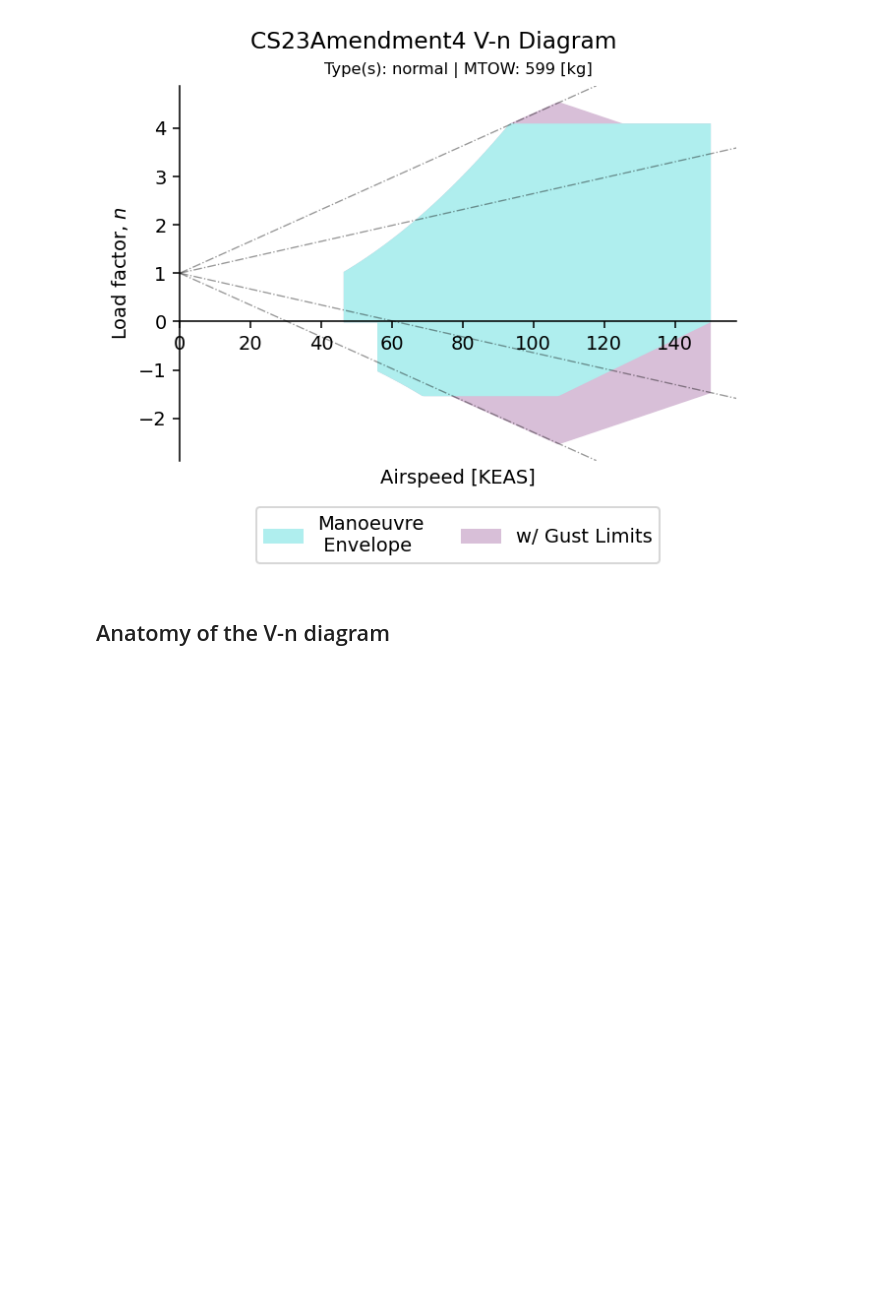
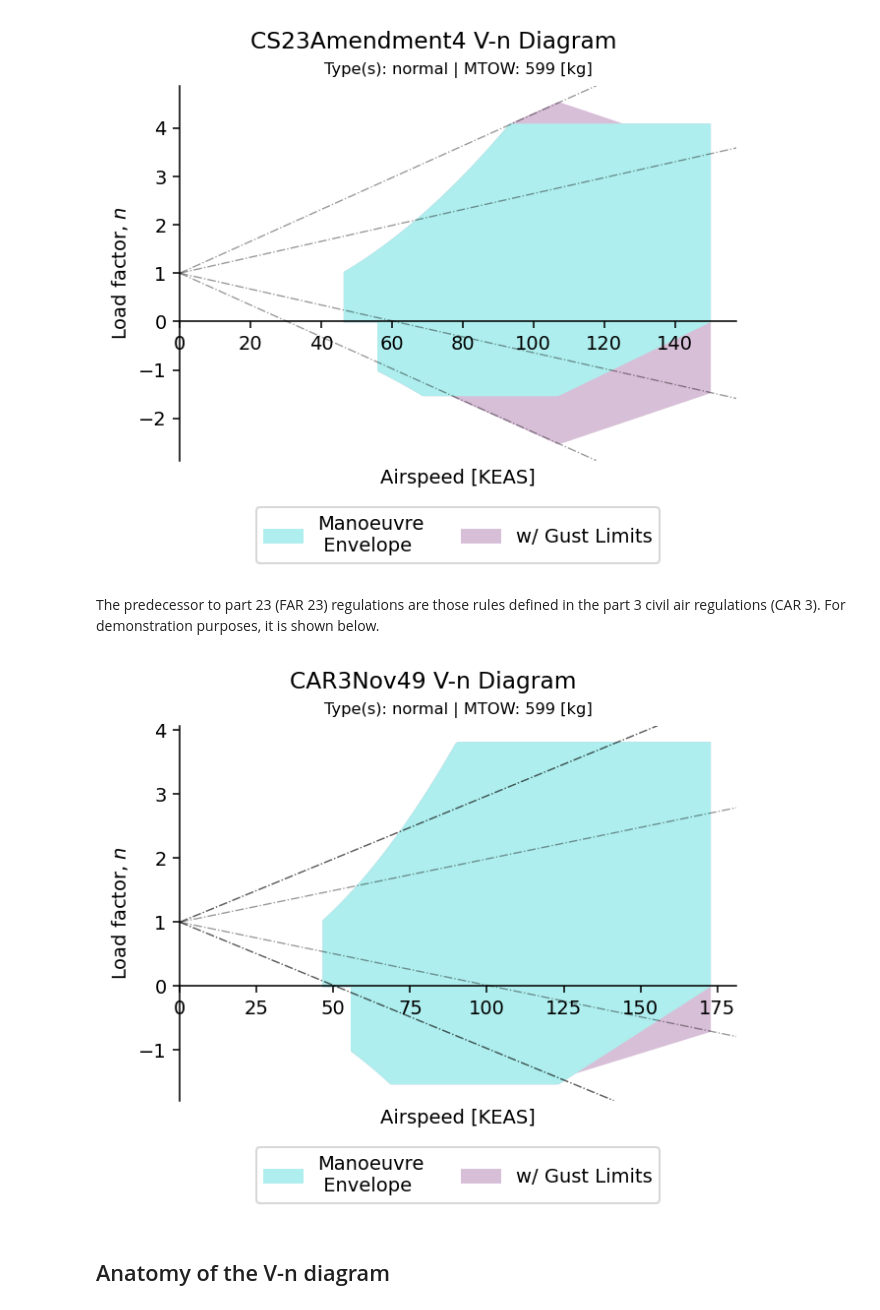
Before and after one commit to yaseen157/ADRpy, a Jupyter notebook: docs/ADRpy/notebooks/Constructing V-n diagrams in ADRpy.ipynb, the cells around one changed output. Drawn from its saved outputs; the diff is of its cells as text; code cells hidden in the pictures; blank space fills up the shorter version.

Commit message:
Experimental Part 3 airworthiness

```diff
--- a/docs/ADRpy/notebooks/Constructing V-n diagrams in ADRpy.ipynb
+++ b/docs/ADRpy/notebooks/Constructing V-n diagrams in ADRpy.ipynb
@@ -91,6 +91,15 @@ This returns the smallest possible envelope that must be satisfied by our aircra
 fig, ax = cs23eval.plot_Vn()
 # %% [output]
 [figure]
+# %% [markdown]
+The predecessor to part 23 (FAR 23) regulations are those rules defined in the part 3 civil air regulations (CAR 3).
+For demonstration purposes, it is shown below.
+# %%
+car3eval = aw.CAR3Nov49(concept, "normal")
+
+fig, ax = car3eval.plot_Vn()
+# %% [output]
+[figure, added]
 # %% [markdown]
 ## Anatomy of the V-n diagram
 # %% [markdown]
```
Also changed, not shown: 1 other file.
